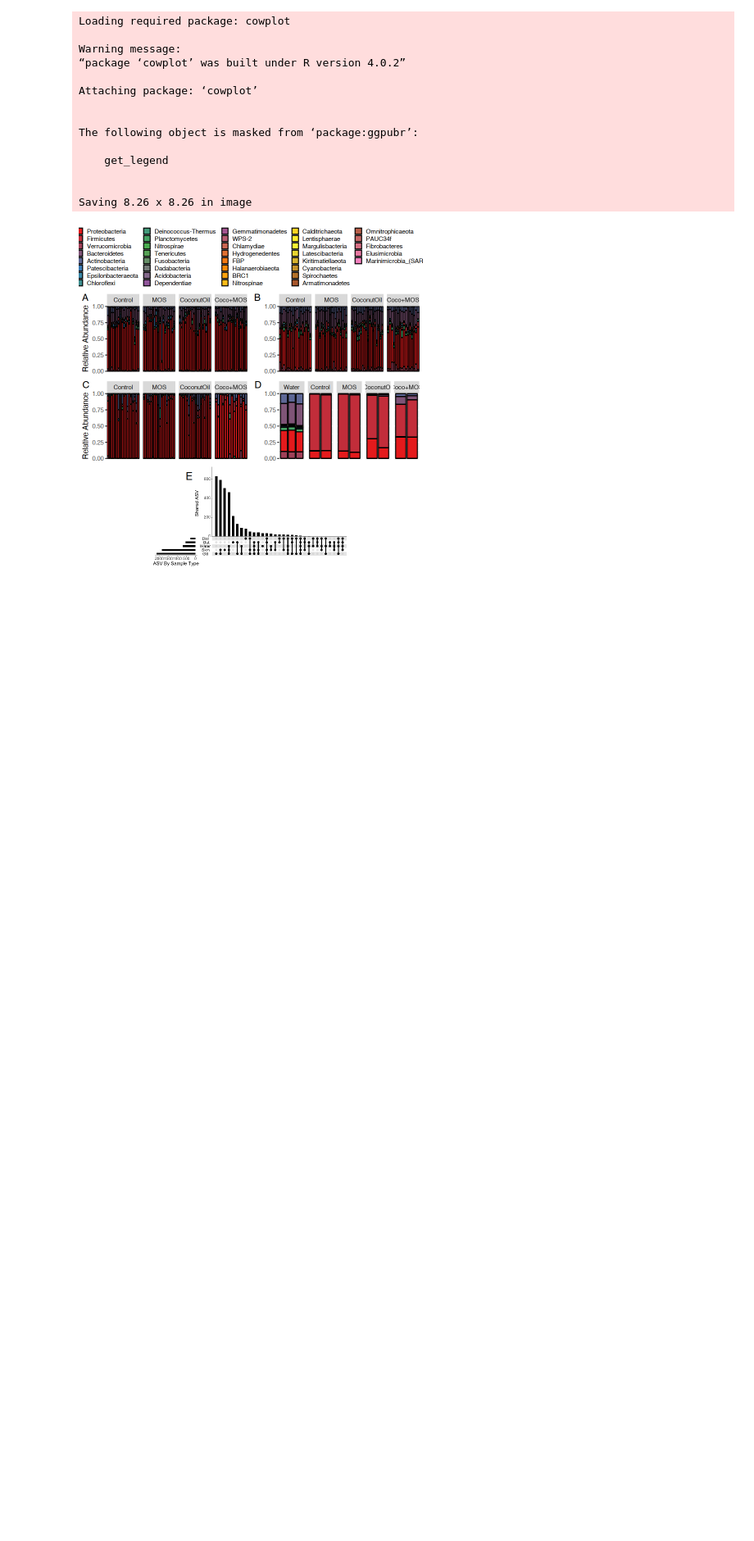
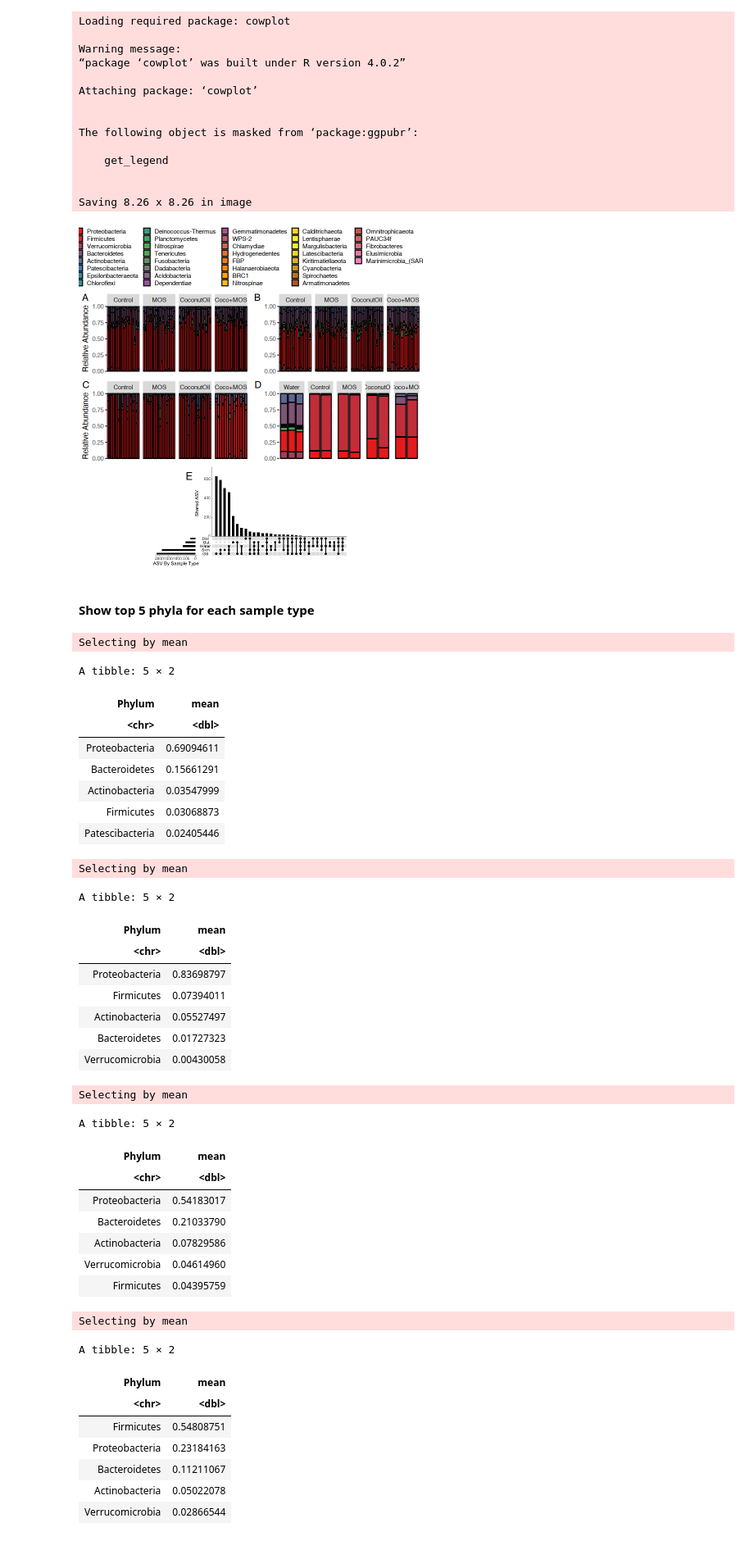
Before and after one commit to jbledsoe/Salsal_TissueMicrobiota, a Jupyter notebook: CompositionalAnalyses.ipynb, the cells around one changed output. Shown at 82% size. Drawn from its saved outputs; the diff is of its cells as text; code cells hidden in the pictures; blank space fills up the shorter version.

```diff
--- a/CompositionalAnalyses.ipynb
+++ b/CompositionalAnalyses.ipynb
@@ -1971,3 +1897,50 @@ The following object is masked from ‘package:ggpubr’:
 
 Saving 8.26 x 8.26 in image
 [figure]
+# %% [markdown]
+#### Show top 5 phyla for each sample type
+# %%
+topPhyFun <- function(PhylumPlot) {
+    PhylumPlot$data %>% group_by(Phylum) %>% summarize(mean=mean(Abundance)) %>% arrange(desc(mean)) %>% top_n(5)
+}
+topPhyFun(plotSkin)
+topPhyFun(plotGut)
+topPhyFun(plotGill)
+topPhyFun(DietWaterP)
+# %% [output]
+Selecting by mean
+A tibble: 5 × 2
+| Phylum | mean |
+| <chr> | <dbl> |
+| Proteobacteria | 0.69094611 |
+| Bacteroidetes | 0.15661291 |
+| Actinobacteria | 0.03547999 |
+| Firmicutes | 0.03068873 |
+| Patescibacteria | 0.02405446 |
+Selecting by mean
+A tibble: 5 × 2
+| Phylum | mean |
+| <chr> | <dbl> |
+| Proteobacteria | 0.83698797 |
+| Firmicutes | 0.07394011 |
+| Actinobacteria | 0.05527497 |
+| Bacteroidetes | 0.01727323 |
+| Verrucomicrobia | 0.00430058 |
+Selecting by mean
+A tibble: 5 × 2
+| Phylum | mean |
+| <chr> | <dbl> |
+| Proteobacteria | 0.54183017 |
+| Bacteroidetes | 0.21033790 |
+| Actinobacteria | 0.07829586 |
+| Verrucomicrobia | 0.04614960 |
+| Firmicutes | 0.04395759 |
+Selecting by mean
+A tibble: 5 × 2
+| Phylum | mean |
+| <chr> | <dbl> |
+| Firmicutes | 0.54808751 |
+| Proteobacteria | 0.23184163 |
+| Bacteroidetes | 0.11211067 |
+| Actinobacteria | 0.05022078 |
+| Verrucomicrobia | 0.02866544 |
```
Also changed, not shown: parts of 16 cells of this notebook, 3 other files.
